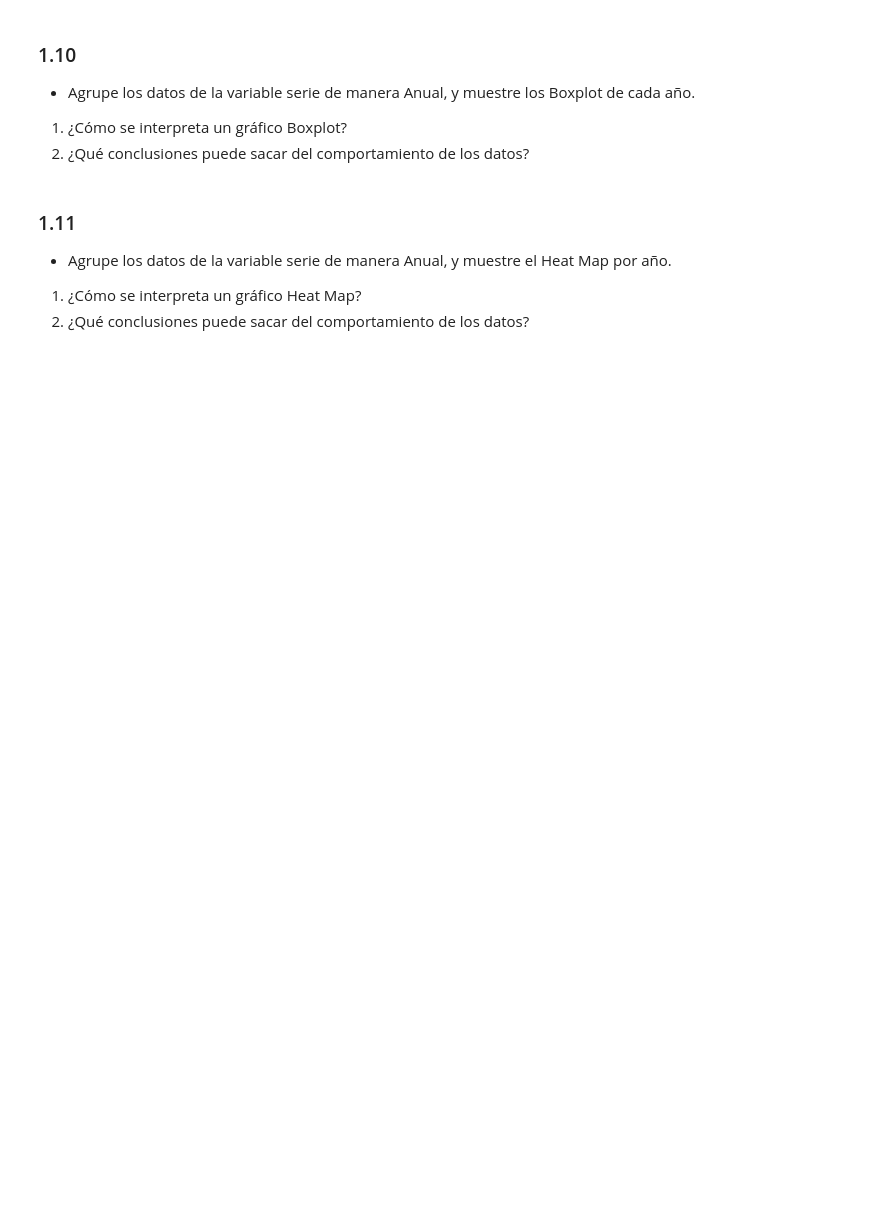
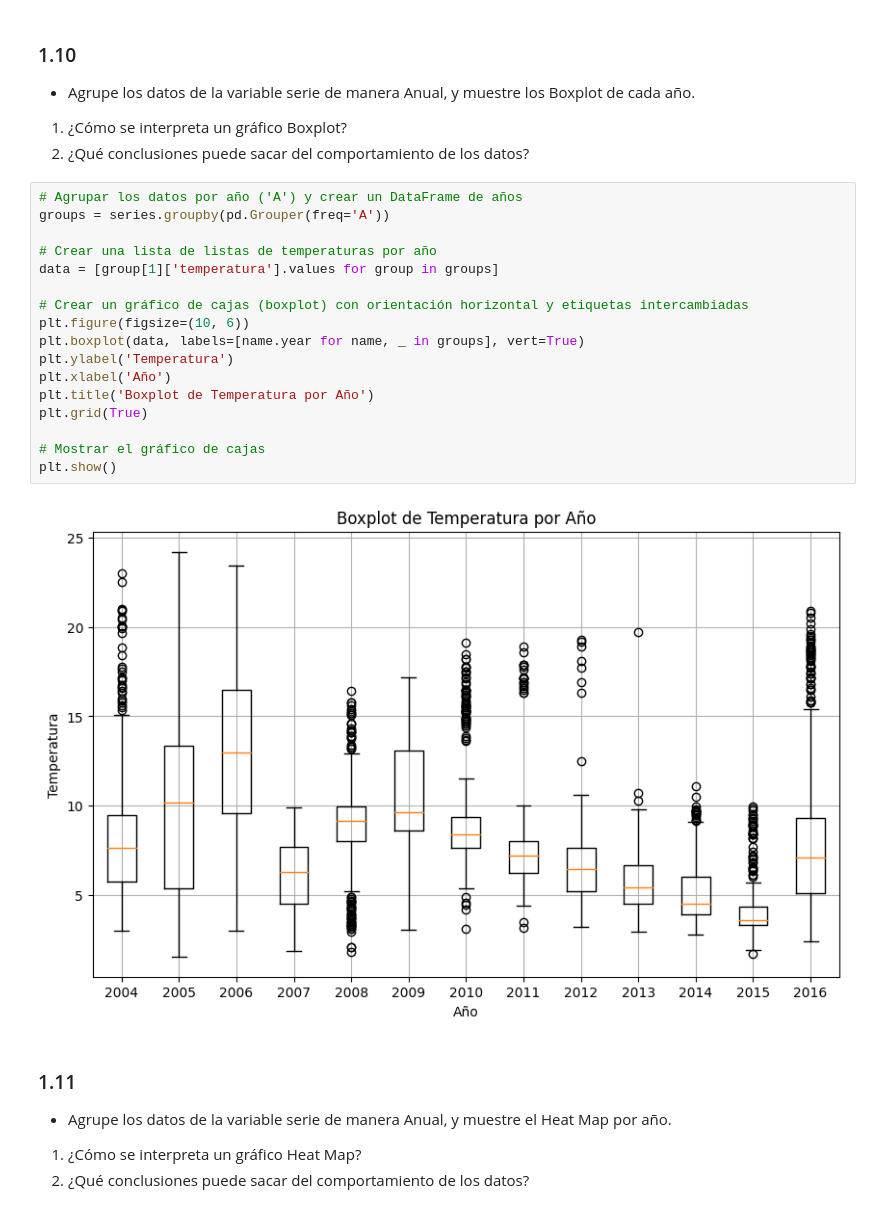
Before and after one commit to JeanPaulRF/Trabajos-IA, a Jupyter notebook: TP1/2023-2-Trabajo Practico_1.ipynb, the cells around one changed output. Drawn from its saved outputs; the diff is of its cells as text; blank space fills up the shorter version.

```diff
--- a/TP1/2023-2-Trabajo Practico_1.ipynb
+++ b/TP1/2023-2-Trabajo Practico_1.ipynb
@@ -273,6 +278,25 @@ lo que sugiere un cambio en las condiciones climáticas.
 - Agrupe los datos de la variable serie de manera Anual, y muestre los Boxplot de cada año.
 1. ¿Cómo se interpreta un gráfico Boxplot?
 1. ¿Qué conclusiones puede sacar del comportamiento de los datos?
+# %%
+# Agrupar los datos por año ('A') y crear un DataFrame de años
+groups = series.groupby(pd.Grouper(freq='A'))
+
+# Crear una lista de listas de temperaturas por año
+data = [group[1]['temperatura'].values for group in groups]
+
+# Crear un gráfico de cajas (boxplot) con orientación horizontal y etiquetas intercambiadas
+plt.figure(figsize=(10, 6))
+plt.boxplot(data, labels=[name.year for name, _ in groups], vert=True)
+plt.ylabel('Temperatura')
+plt.xlabel('Año')
+plt.title('Boxplot de Temperatura por Año')
+plt.grid(True)
+
+# Mostrar el gráfico de cajas
+plt.show()
+# %% [output]
+[figure, added]
 # %% [markdown]
 ### 1.11
 - Agrupe los datos de la variable serie de manera Anual, y muestre el Heat Map por año.
```
Also changed, not shown: parts of 3 cells of this notebook.
